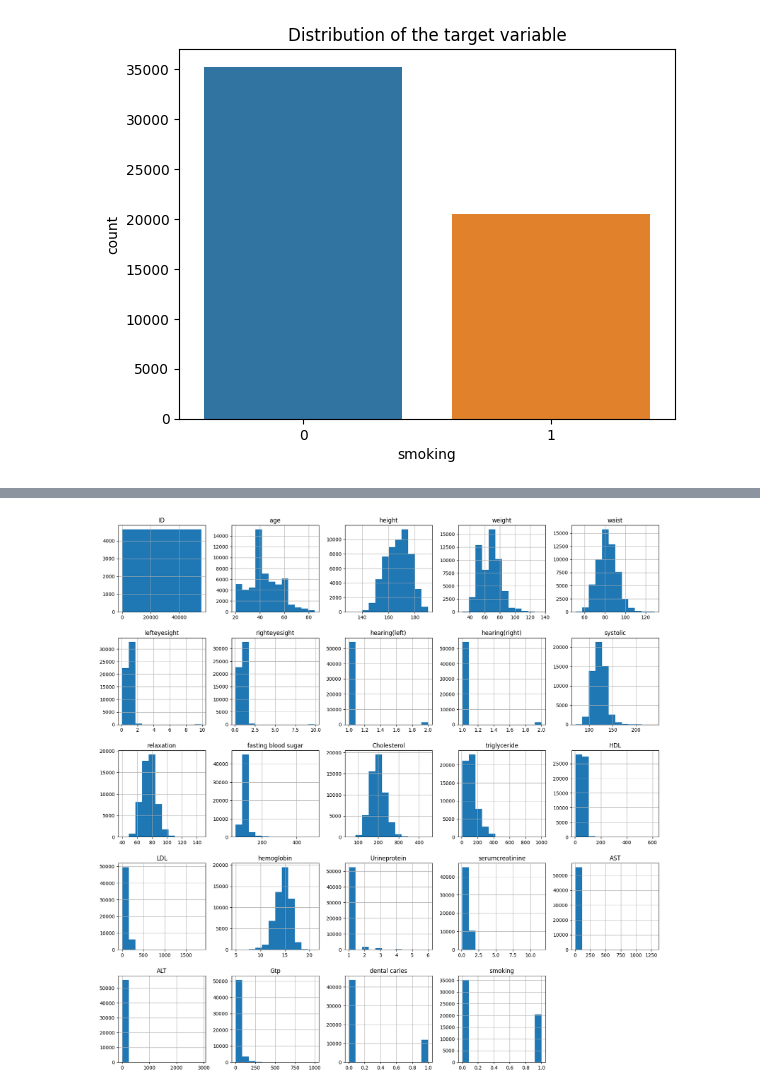
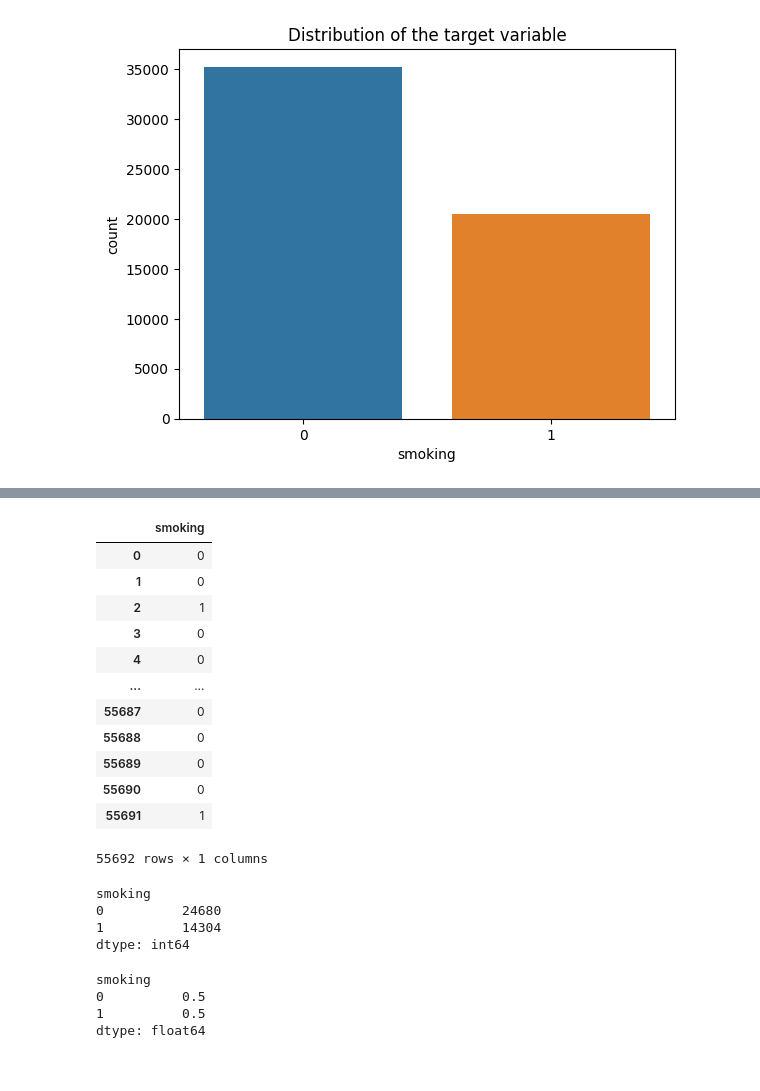
Before and after one commit to Renga1999/Data_Mining_Project_Body_Signal_due_to_smoking, a Jupyter notebook: Team2_python_project.ipynb, the cells around one changed output, grey strips where cells are left out. Drawn from its saved outputs; the diff is of its cells as text; code cells hidden in the pictures.

Commit message:
Data Balancing

```diff
--- a/Team2_python_project.ipynb
+++ b/Team2_python_project.ipynb
@@ -126,4 +123,0 @@ False
-# %%
-df.rename(columns={'serum creatinine': 'serumcreatinine', 'height(cm)': "height",
-                    'weight(kg)': 'weight', 'waist(cm)': 'waist',
-                    'eyesight(left)': 'lefteyesight','eyesight(right)': 'righteyesight','Urine protein': 'Urineprotein'}, inplace=True)
@@ -460,4 +124,28 @@ sns.catplot(x = "gender",
-# %%
-df.hist(figsize = (20, 20), bins = 12, legend = False);
-# %% [output]
-[figure, removed]
+# %%
+X = df.iloc[:,0:26]
+X
+y= df["smoking"]
+y = pd.DataFrame(y,columns = ["smoking"])
+y
+# %% [output]
+|  | smoking |
+| 0 | 0 |
+| 1 | 0 |
+| 2 | 1 |
+| 3 | 0 |
+| 4 | 0 |
+| ... | ... |
+| 55687 | 0 |
+| 55688 | 0 |
+| 55689 | 0 |
+| 55690 | 0 |
+| 55691 | 1 |
+55692 rows × 1 columns
+# %%
+X_train, X_test, y_train, y_test = train_test_split(X, y, test_size=0.3, random_state=42)
+y_train.value_counts()
+# %% [output]
+smoking
+0          24680
+1          14304
+dtype: int64
@@ -463,0 +155,9 @@ df.hist(figsize = (20, 20), bins = 12, legend = False);
+# %%
+# percentage of values after balancing
+
+y_res.value_counts(normalize = True)
+# %% [output]
+smoking
+0          0.5
+1          0.5
+dtype: float64
```
Also changed, not shown: parts of 39 cells of this notebook.
